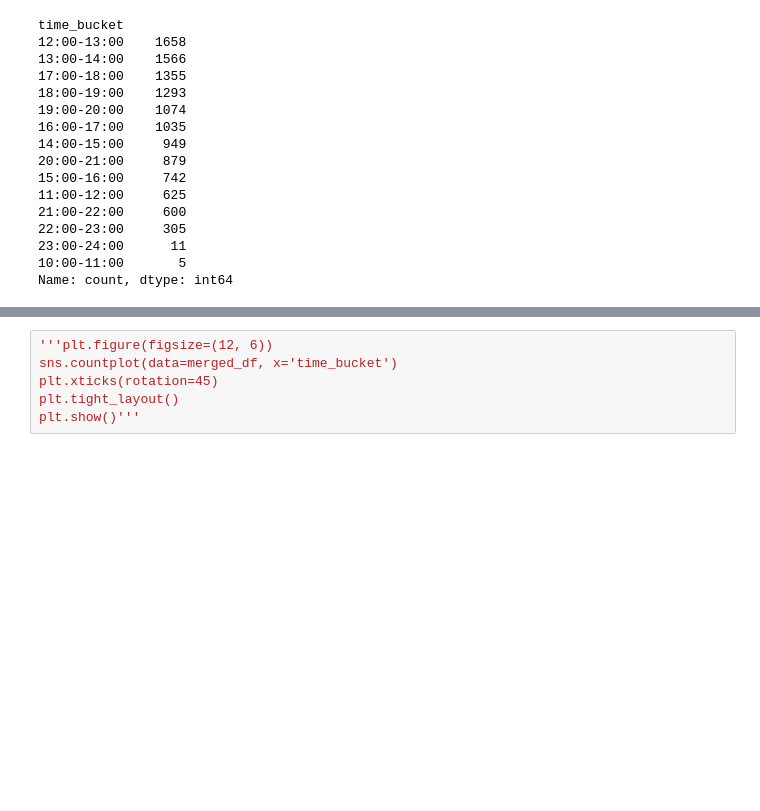
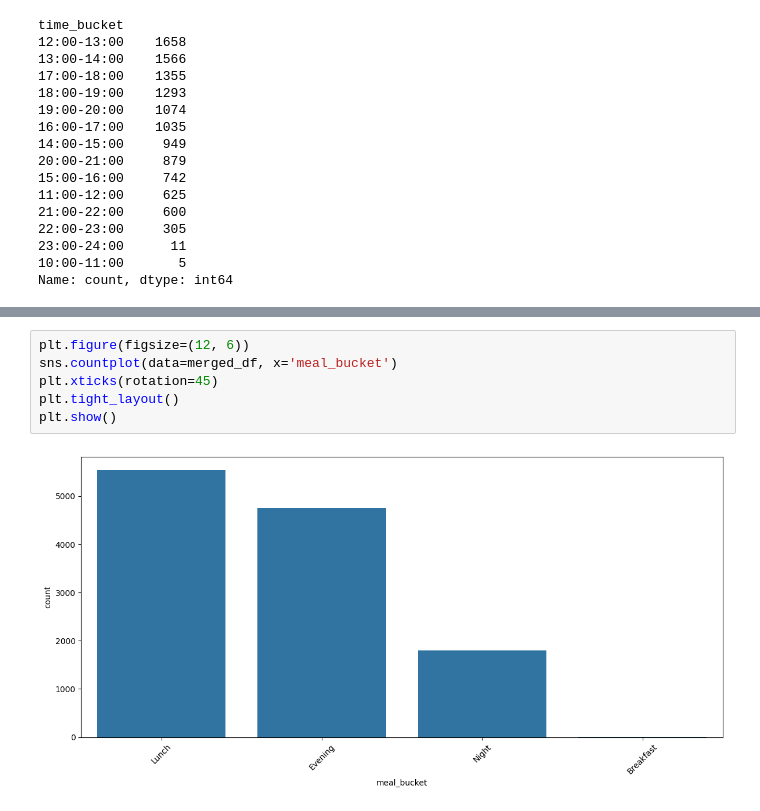
Before and after one commit to YaniaNada/Cafeteria_Analysis_OptiMeal_Project, a Jupyter notebook: exploratory_analysis.ipynb, the cells around one changed output, grey strips where cells are left out. Saved outputs shown, nothing was run; the diff lists cells and outputs as text; blank space fills up the shorter version.

```diff
--- a/exploratory_analysis.ipynb
+++ b/exploratory_analysis.ipynb
@@ -228,7 +223,9 @@ merged_df[merged_df['time_bucket']== '21:00-22:00']
-# %%
-'''plt.figure(figsize=(12, 6))
-sns.countplot(data=merged_df, x='time_bucket')
-plt.xticks(rotation=45)
-plt.tight_layout()
-plt.show()'''
+# %%
+plt.figure(figsize=(12, 6))
+sns.countplot(data=merged_df, x='meal_bucket')
+plt.xticks(rotation=45)
+plt.tight_layout()
+plt.show()
+# %% [output]
+[figure, added]
 # %%
```
Also changed, not shown: parts of 6 cells of this notebook.
